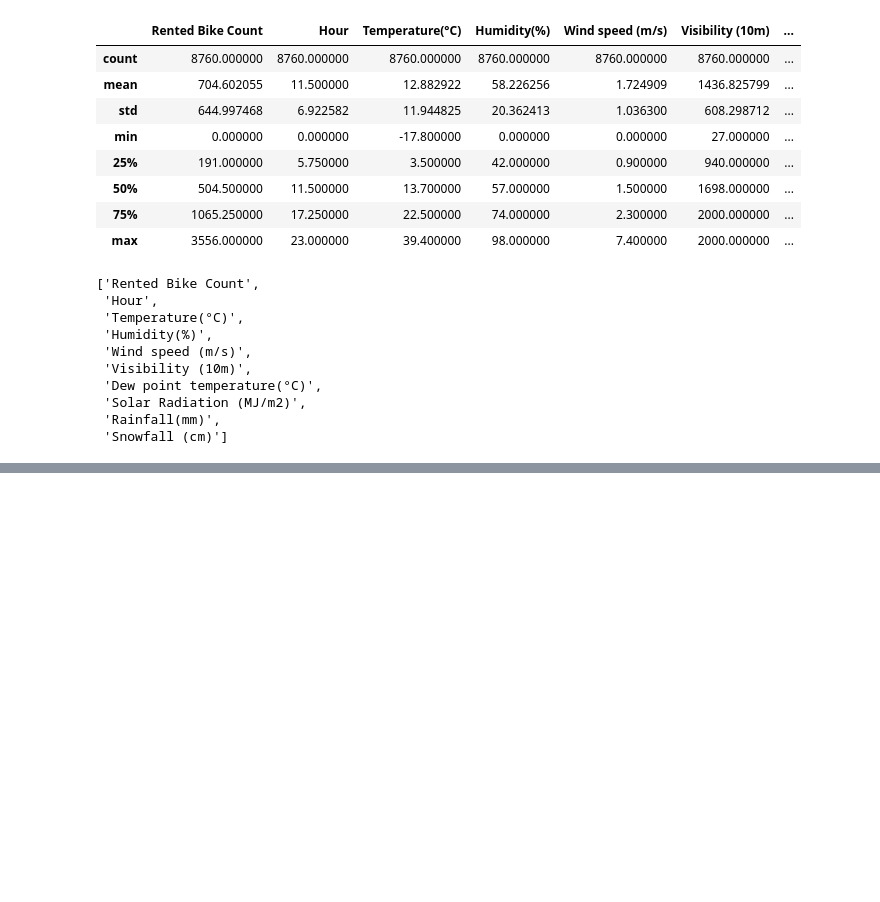
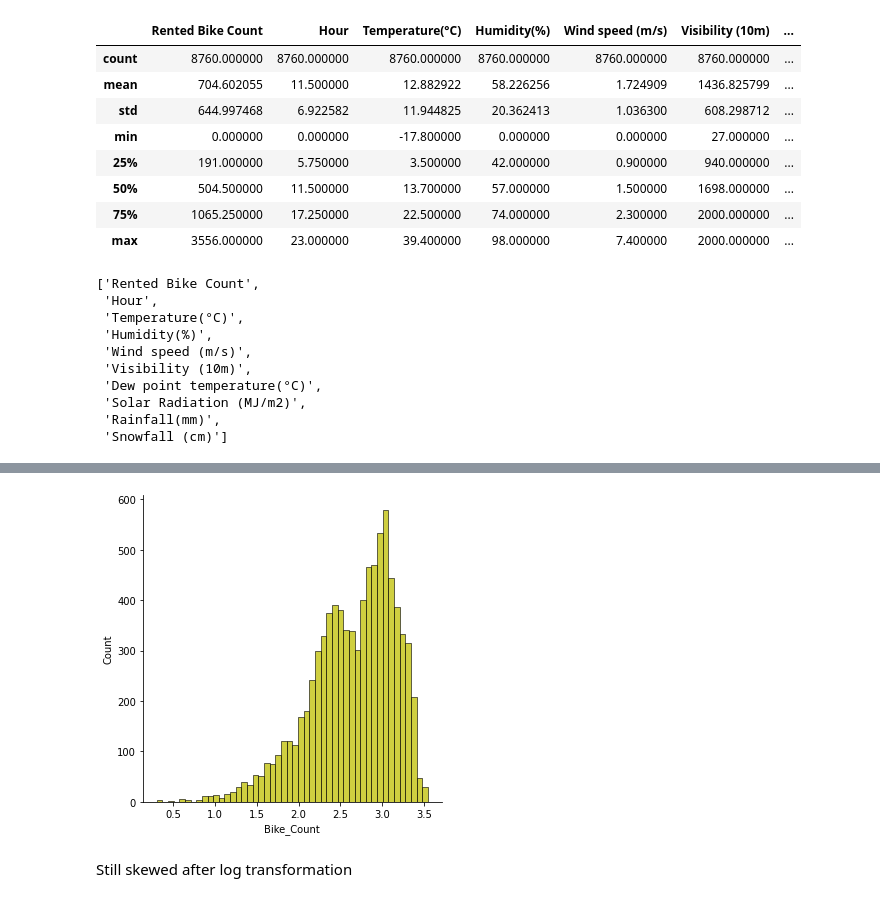
Before and after one commit to junaiskv94/Bike-SHaring-Demand-Prediction, a Jupyter notebook: Bike_Sharing_Demand_Prediction_Capstone_Project.ipynb, the cells around one changed output, grey strips where cells are left out. Saved outputs shown, nothing was run; the diff lists cells and outputs as text; code cells hidden in the pictures; blank space fills up the shorter version.

```diff
--- a/Bike_Sharing_Demand_Prediction_Capstone_Project.ipynb
+++ b/Bike_Sharing_Demand_Prediction_Capstone_Project.ipynb
@@ -221,0 +237,7 @@ categorical_var
+# %%
+ax=sns.displot(np.log10(df['Bike_Count']), color="y")
+plt.show()
+# %% [output]
+[figure, added]
+# %% [markdown]
+Still skewed after log transformation
```
Also changed, not shown: parts of 18 cells of this notebook.
